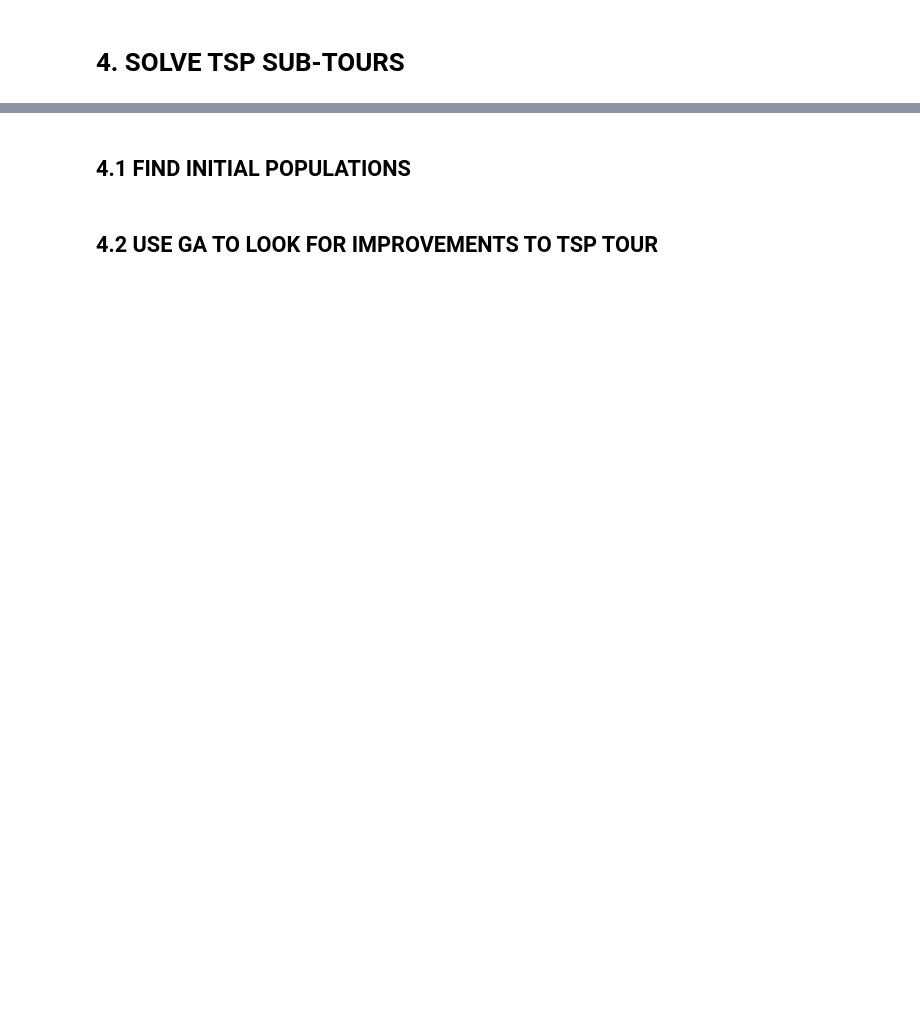
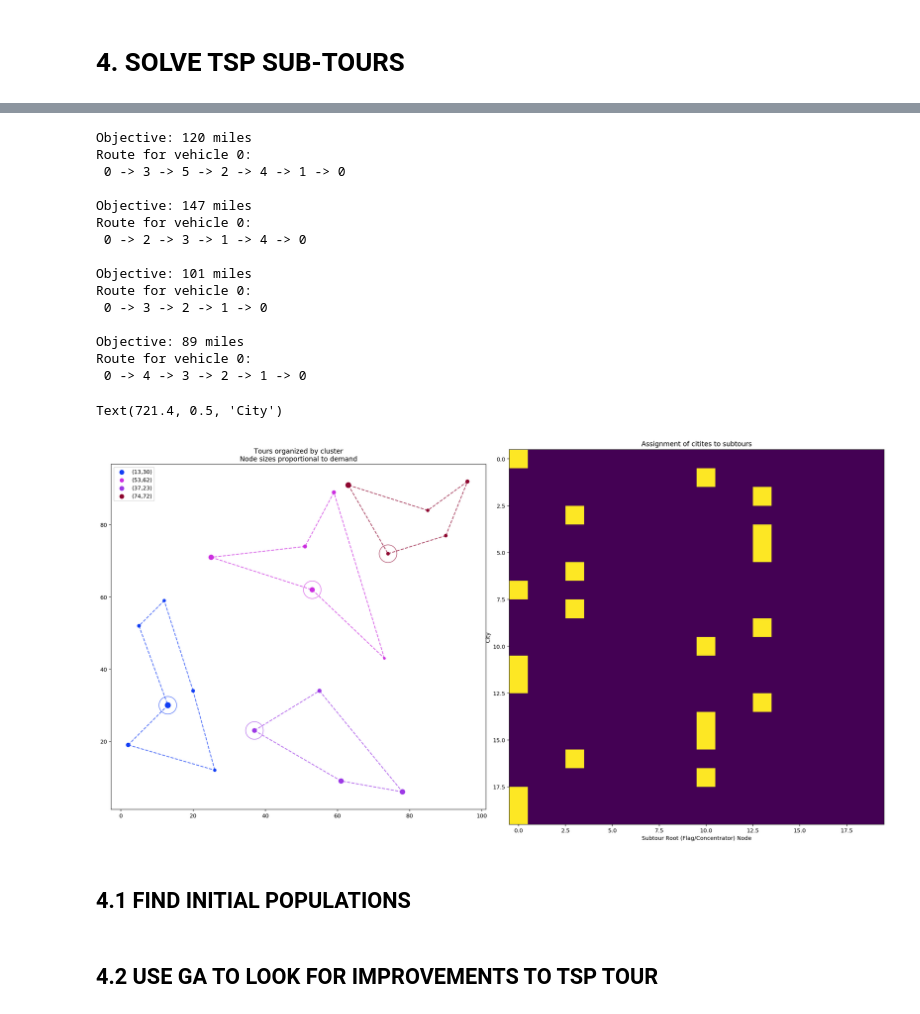
Before and after one commit to noahgarfinkle/ReservoirRegressionTrees, a Jupyter notebook: GroupProject.ipynb, the cells around one changed output, grey strips where cells are left out. Saved outputs shown, nothing was run; the diff lists cells and outputs as text; code cells hidden in the pictures; blank space fills up the shorter version.

```diff
--- a/GroupProject.ipynb
+++ b/GroupProject.ipynb
@@ -226,3 +330,46 @@ Text(721.4, 0.5, 'City')
+# %%
+fig = plt.figure(figsize=(20,10))
+ax1 = fig.add_subplot(1,2,1)
+ax2 = fig.add_subplot(1,2,2)
+fig.tight_layout()
+colors = ['#'+''.join([random.choice('0123456789ABCDEF') for j in range(6)]) for i in range(len(uniqueClusters))]
+for i in range(0,len(uniqueClusters)):
+    # plot the nodes
+    dfSubset = resultGDF[resultGDF["assignment"]==uniqueClusters[i]]
+    dfSubset.plot(ax=ax1,color=colors[i],markersize=dfSubset["demand"],label=f"({cities.iloc[uniqueClusters[i]].x},{cities.iloc[uniqueClusters[i]].y})")
+    # plot the tour
+    tour = main(dfSubset)
+#     testTour = list(resultGDF[resultGDF["assignment"]==uniqueClusters[i]]["City Index"])
+#     testTour.append(testTour[0])
+    convertTourToPathDF(tour,resultGDF).plot(ax=ax1,color=colors[i],ls="dashed",alpha=0.75)
+    # plot the facilities
+    dfFacility = resultGDF[resultGDF["City Index"]==uniqueClusters[i]]
+    dfFacility.plot(ax=ax1,markersize=1000,marker="o",alpha=.75,facecolors='none', edgecolors=colors[i])
+ax1.set_title("Tours organized by cluster\nNode sizes proportional to demand")
+ax1.legend()
+# Plot assignments
+plt.imshow(assignments)
+ax2.set_title("Assignment of citites to subtours")
+ax2.set_xlabel("Subtour Root (Flag/Concentrator) Node")
+ax2.set_ylabel("City")
+# %% [output]
+Objective: 120 miles
+Route for vehicle 0:
+ 0 -> 3 -> 5 -> 2 -> 4 -> 1 -> 0
+
+Objective: 147 miles
+Route for vehicle 0:
+ 0 -> 2 -> 3 -> 1 -> 4 -> 0
+
+Objective: 101 miles
+Route for vehicle 0:
+ 0 -> 3 -> 2 -> 1 -> 0
+
+Objective: 89 miles
+Route for vehicle 0:
+ 0 -> 4 -> 3 -> 2 -> 1 -> 0
+Text(721.4, 0.5, 'City')
+[figure, added]
 # %% [markdown]
 ## **4.1 FIND INITIAL POPULATIONS**
 # %%
```
Also changed, not shown: parts of 9 cells of this notebook.
